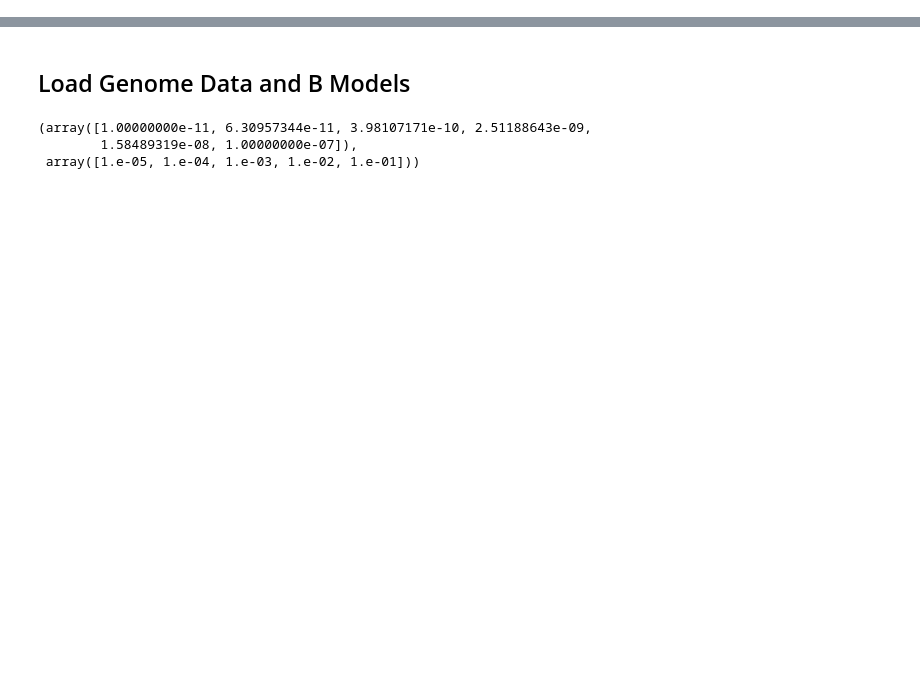
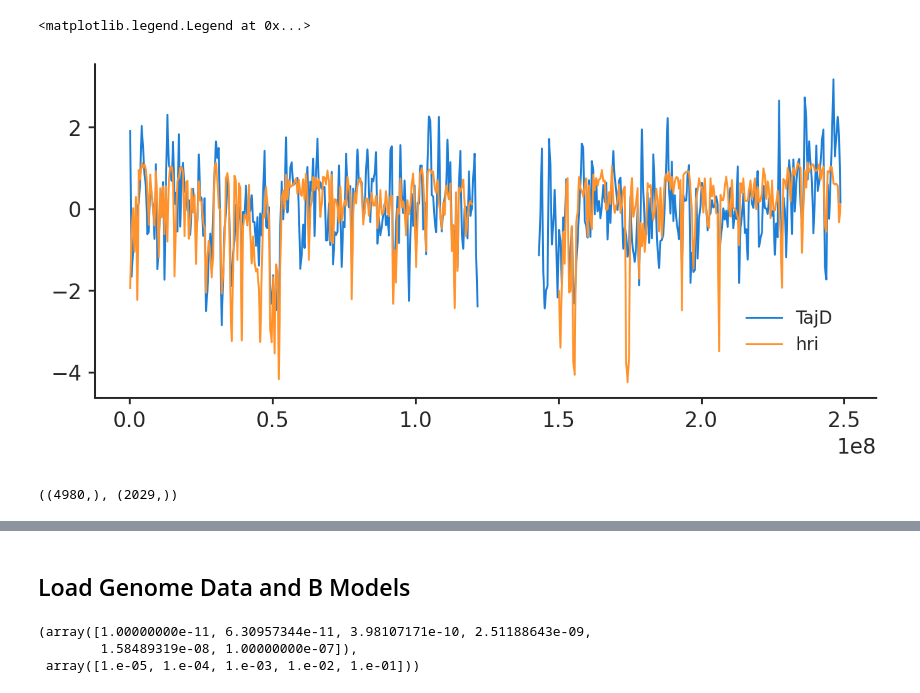
Before and after one commit to vsbuffalo/bprime, a Jupyter notebook: notebooks/hri_regions.ipynb, the cells around one changed output, grey strips where cells are left out. Saved outputs shown, nothing was run; the diff lists cells and outputs as text; code cells hidden in the pictures; blank space fills up the shorter version.

```diff
--- a/notebooks/hri_regions.ipynb
+++ b/notebooks/hri_regions.ipynb
@@ -52,0 +107,22 @@ def count_in_bins(sites, bins):
+# %%
+fig, ax = plt.subplots()
+lines = ax.plot((chr1p_wins[1:]+chr1p_wins[:-1])/2, center_and_scale(chr1p_tajd), label='TajD')
+ax.plot((chr1q_wins[1:]+chr1q_wins[:-1])/2, center_and_scale(chr1q_tajd), c=lines[0].get_color())
+
+#ax2 = ax.twinx()
+
+#qidx = ~np.isnan(chr1q_tajd)
+hri_qarm = hri#[qidx]
+x = ((bins_wins['chr1'][1:]+bins_wins['chr1'][:-1])/2)
+y = hri_qarm
+y[(x > 1.2e8) & (x < 1.5e8)] = np.nan
+x[(x > 1.2e8) & (x < 1.5e8)] = np.nan
+ax.plot(x, center_and_scale(y), label='hri')
+ax.legend()
+# %% [output]
+<matplotlib.legend.Legend at 0x...>
+[figure, added]
+# %%
+chr1q_tajd.shape, hri_qarm.shape
+# %% [output]
+((4980,), (2029,))
```
Also changed, not shown: parts of 20 cells of this notebook, 11 other files.
